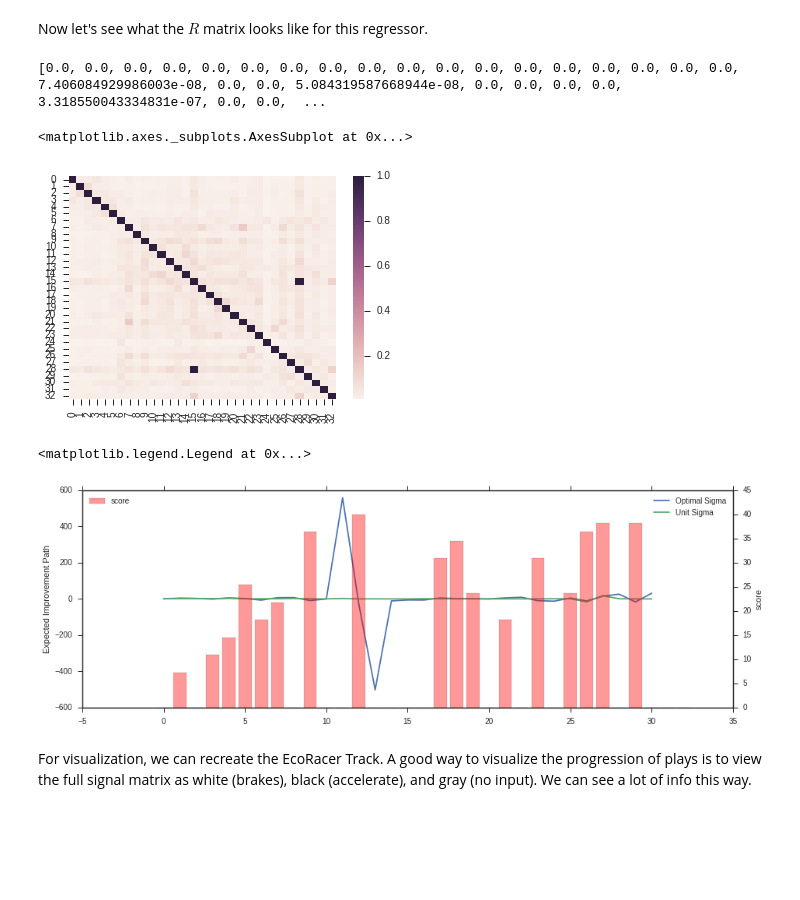
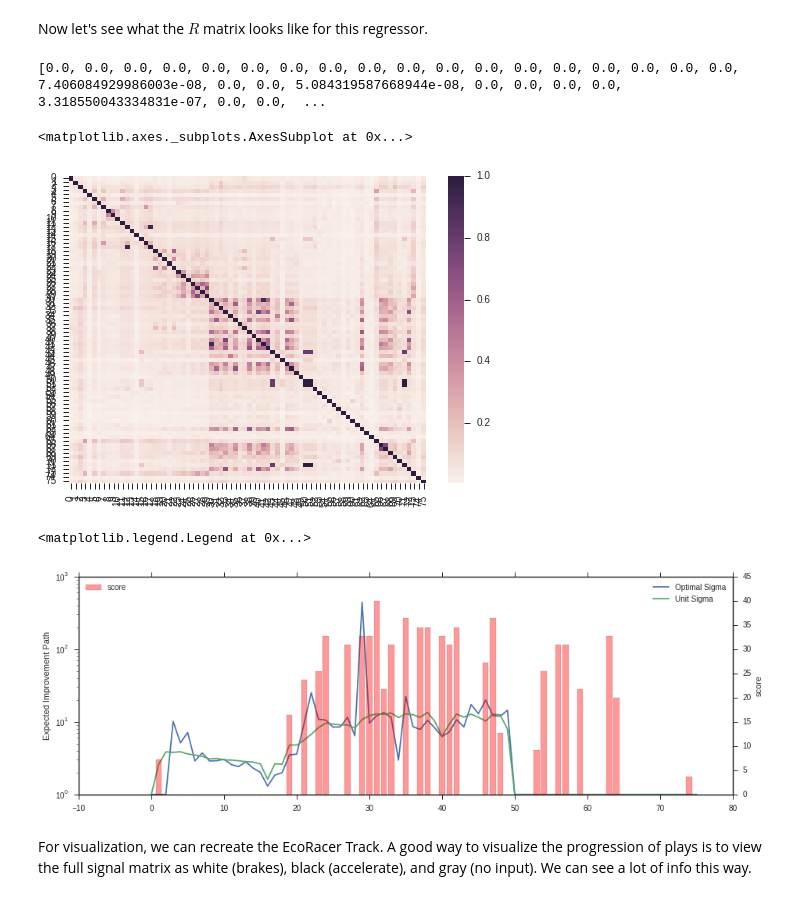
Before and after one commit to DesignInformaticsLab/EcoRacer2016, a Jupyter notebook: Player3/Player3_Example.ipynb, the cells around one changed output. Cells and saved outputs as stored; diff of their text form; code cells hidden in the pictures; blank space fills up the shorter version.

```diff
--- a/Player3/Player3_Example.ipynb
+++ b/Player3/Player3_Example.ipynb
@@ -23,7 +23,7 @@ pre = Preprocess(all_dat='../all_games.pkl', pca_model='../eco_full_pca.pkl')
 # pre.get_json('alluser_control.json')  # uncomment this to create the pkl file needed!!
 # pre.train_pca()
 
-X, y = pre.ready_player_one(2)
+X, y = pre.ready_player_one(3)
 
 # scale = StandardScaler()
 scale = MinMaxScaler((-1.,1.))
@@ -64,35 +66,35 @@ sns.heatmap(bestKrig.R)
 # %% [output]
 [0.0, 0.0, 0.0, 0.0, 0.0, 0.0, 0.0, 0.0, 0.0, 0.0, 0.0, 0.0, 0.0, 0.0, 0.0, 0.0, 0.0, 0.0, 7.406084929986003e-08, 0.0, 0.0, 5.084319587668944e-08, 0.0, 0.0, 0.0, 0.0, 3.318550043334831e-07, 0.0, 0.0,  ...
 <matplotlib.axes._subplots.AxesSubplot at 0x...>
-[figure, old version]
+[figure, new version]
 # %%
 fig, host = plt.subplots(figsize=(15,5))
 
 #host.plot(np.diag(visI))
 
 ax2 = host.twinx()
 best_path = bestKrig.f_path(best_sig)
 unit_path = bestKrig.f_path(unit_sig)
-# host.semilogy(best_path+1, label='Optimal Sigma')
-# host.semilogy(unit_path+1, label='Unit Sigma')
+host.semilogy(best_path+1, label='Optimal Sigma')
+host.semilogy(unit_path+1, label='Unit Sigma')
 host.set_ylabel('Expected Improvement Path')
 ax2.bar(range(bestKrig.n), y, align='center', log=False, color='r', alpha=0.4, label='score')
 ax2.set_ylabel('score')
 # plt.ylim(0,20)
 # bestKrig.f_path(best_sig)
 
-best_diff = [(best_path)[i] - (best_path)[i-1] for i in range(1,32)]
-unit_diff = [(unit_path)[i] - (unit_path)[i-1] for i in range(1,32)]
-host.plot(best_diff, label='Optimal Sigma')
-host.plot(unit_diff, label='Unit Sigma')
+# best_diff = [(best_path)[i] - (best_path)[i-1] for i in range(1,32)]
+# unit_diff = [(unit_path)[i] - (unit_path)[i-1] for i in range(1,32)]
+# host.plot(best_diff, label='Optimal Sigma')
+# host.plot(unit_diff, label='Unit Sigma')
 host.legend()
 ax2.legend(loc=2)
 # print np.log(np.sum([(unit_path+1)[i] - (unit_path+1)[i-1] for i in range(1,30)]))
 # print np.log(np.sum([(best_path+1)[i] - (best_path+1)[i-1] for i in range(1,30)]))
 # print bestKrig.obj(best_sig), bestKrig.obj(unit_sig)
 # %% [output]
 <matplotlib.legend.Legend at 0x...>
-[figure, old version]
+[figure, new version]
 # %% [markdown]
 For visualization, we can recreate the EcoRacer Track. A good way to visualize the progression of plays is to view the full signal matrix as white (brakes), black (accelerate), and gray (no input). We can see a lot of info this way.
 # %%
```
Also changed, not shown: parts of 10 cells of this notebook, 4 other files.
